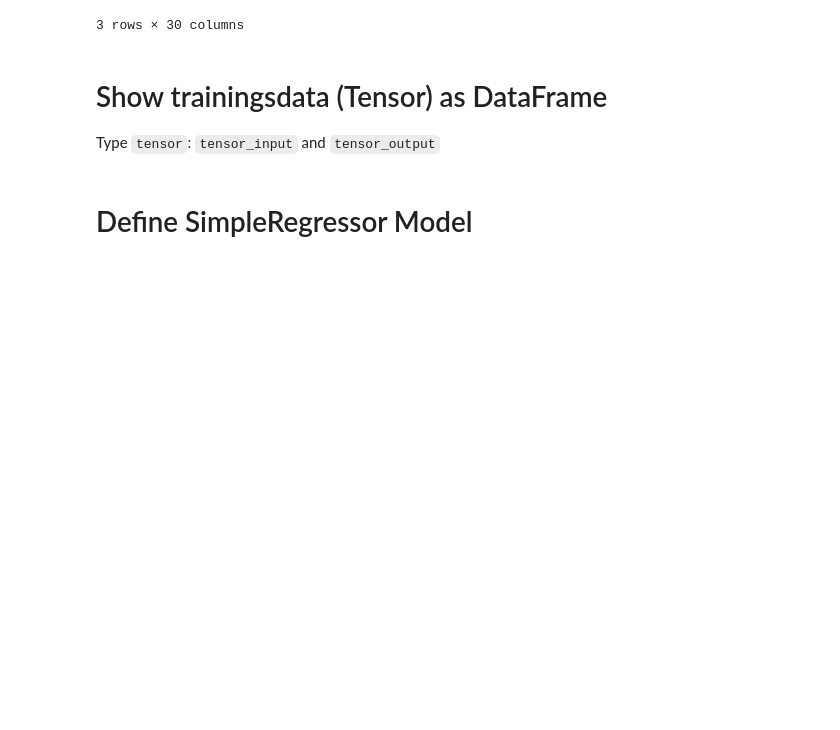
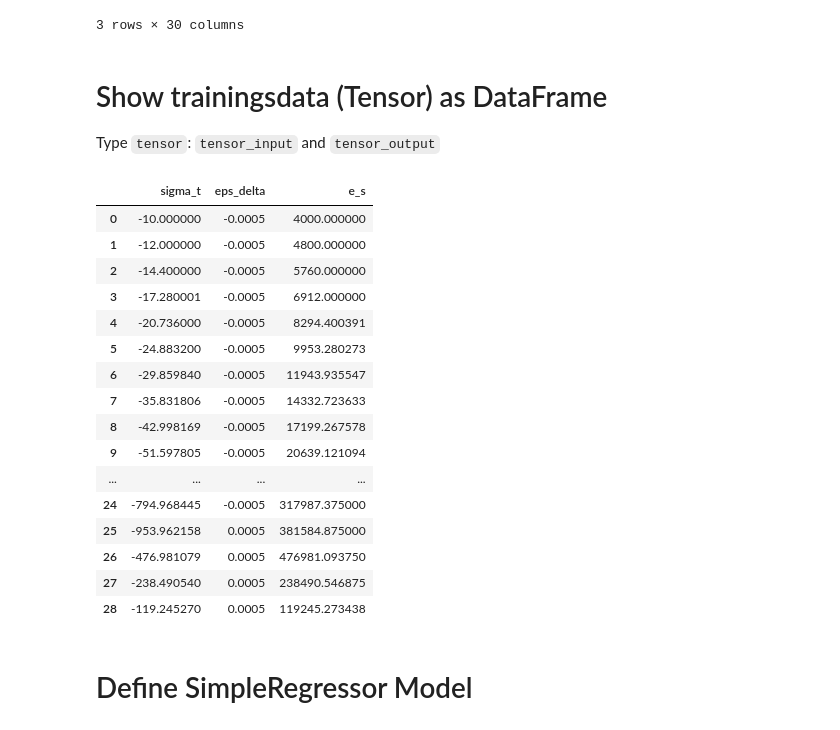
Before and after one commit to BesT1CooKie1/nn_oedometer, a Jupyter notebook: 01_oedometer_pytorch.ipynb, the cells around one changed output. Cells and saved outputs as stored; diff of their text form; code cells hidden in the pictures; blank space fills up the shorter version.

```diff
--- a/01_oedometer_pytorch.ipynb
+++ b/01_oedometer_pytorch.ipynb
@@ -161,12 +161,30 @@ pd.DataFrame([['sigma_t'] + dict_input['input1'], ['eps_delta'] + dict_input['in
 # Show trainingsdata (Tensor) as DataFrame
 Type `tensor`: `tensor_input` and `tensor_output`
 # %%
-# import torch
-#
-# tensor_input_df = pd.DataFrame(
-#     torch.cat((tensor_input, tensor_output), dim=1), columns=[input_str, output_str]
-# )
-# tensor_input_df
+import torch
+
+tensor_input_df = pd.DataFrame(
+    torch.cat((tensor_input, tensor_output), dim=1), columns=[input_str, 'eps_delta', output_str]
+)
+tensor_input_df
+# %% [output]
+|  | sigma_t | eps_delta | e_s |
+| 0 | -10.000000 | -0.0005 | 4000.000000 |
+| 1 | -12.000000 | -0.0005 | 4800.000000 |
+| 2 | -14.400000 | -0.0005 | 5760.000000 |
+| 3 | -17.280001 | -0.0005 | 6912.000000 |
+| 4 | -20.736000 | -0.0005 | 8294.400391 |
+| 5 | -24.883200 | -0.0005 | 9953.280273 |
+| 6 | -29.859840 | -0.0005 | 11943.935547 |
+| 7 | -35.831806 | -0.0005 | 14332.723633 |
+| 8 | -42.998169 | -0.0005 | 17199.267578 |
+| 9 | -51.597805 | -0.0005 | 20639.121094 |
+| ... | ... | ... | ... |
+| 24 | -794.968445 | -0.0005 | 317987.375000 |
+| 25 | -953.962158 | 0.0005 | 381584.875000 |
+| 26 | -476.981079 | 0.0005 | 476981.093750 |
+| 27 | -238.490540 | 0.0005 | 238490.546875 |
+| 28 | -119.245270 | 0.0005 | 119245.273438 |
 # %% [markdown]
 # Define SimpleRegressor Model
 # %%
```
Also changed, not shown: 1 other file.
